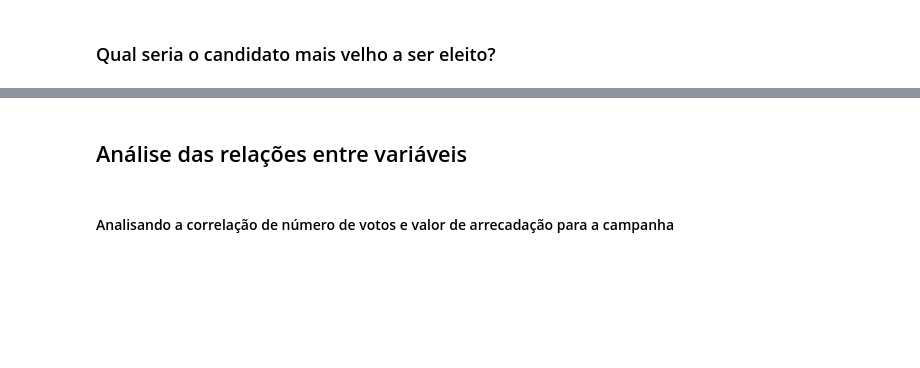
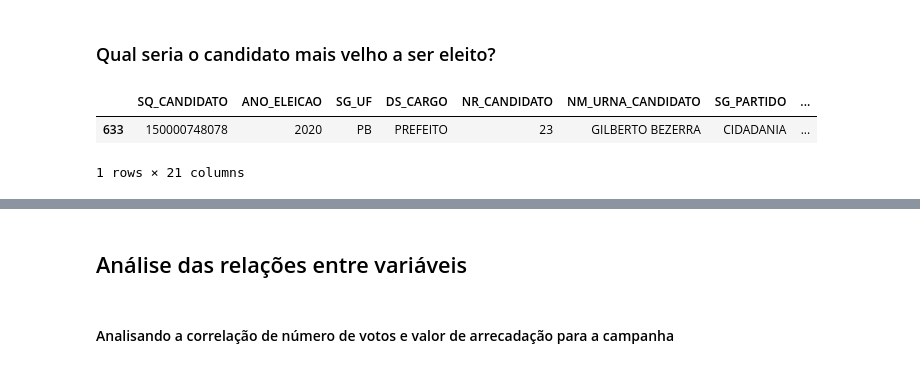
Before and after one commit to Kawhan/final_data_project, a Jupyter notebook: relatorio.ipynb, the cells around one changed output, grey strips where cells are left out. Saved outputs shown, nothing was run; the diff lists cells and outputs as text; code cells hidden in the pictures; blank space fills up the shorter version.

```diff
--- a/relatorio.ipynb
+++ b/relatorio.ipynb
@@ -319,2 +347,9 @@ Segue abaixo uma breve descrição de alguns candidatos com os menores valores a
 # %% [markdown]
 ### Qual seria o candidato mais velho a ser eleito?
+# %%
+older_age = age.max()
+eleicao[age == older_age]
+# %% [output]
+|  | SQ_CANDIDATO | ANO_ELEICAO | SG_UF | DS_CARGO | NR_CANDIDATO | NM_URNA_CANDIDATO | SG_PARTIDO | ... |
+| 633 | 150000748078 | 2020 | PB | PREFEITO | 23 | GILBERTO BEZERRA | CIDADANIA | ... |
+1 rows × 21 columns
```
Also changed, not shown: parts of 6 cells of this notebook.
